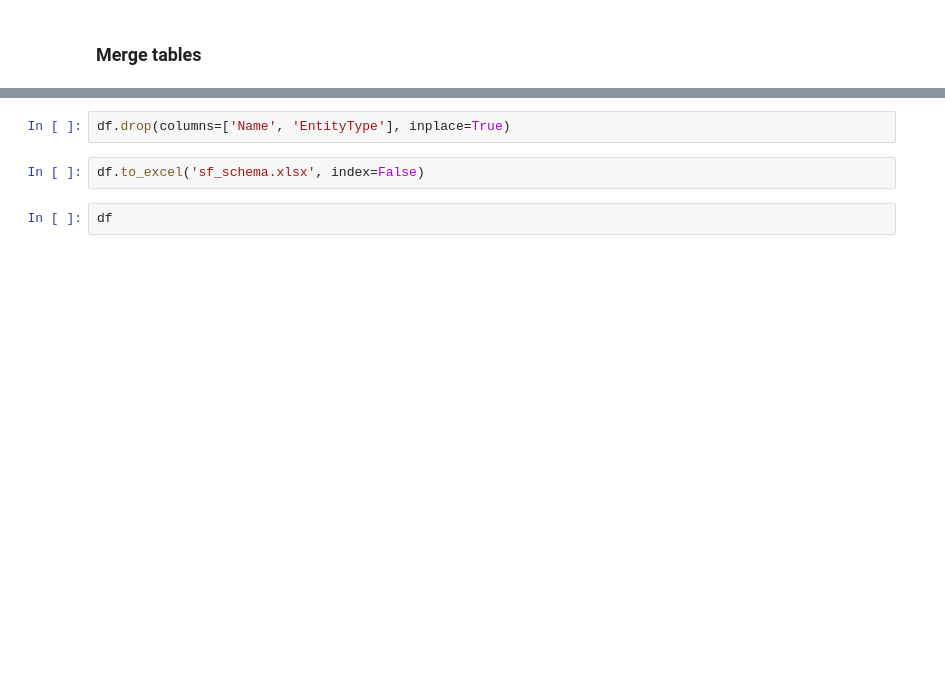
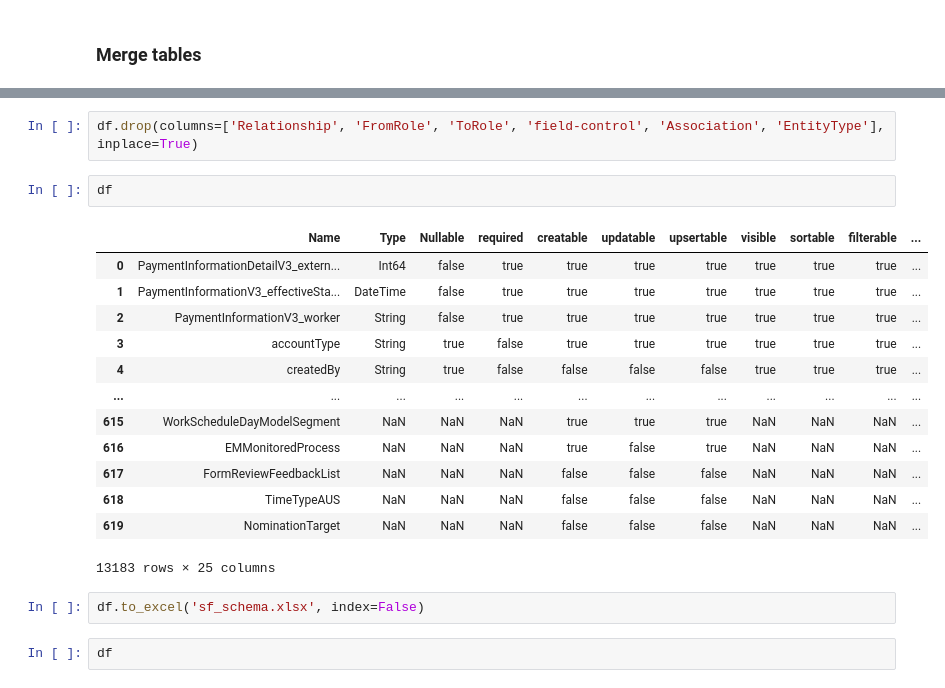
Before and after one commit to robin0821/successfactors-schema, a Jupyter notebook: schema-extract.ipynb, the cells around one changed output, grey strips where cells are left out. Drawn from its saved outputs; the diff is of its cells as text; blank space fills up the shorter version.

```diff
--- a/schema-extract.ipynb
+++ b/schema-extract.ipynb
@@ -208,5 +200,21 @@ df.shape
 # %%
-df.drop(columns=['Name', 'EntityType'], inplace=True)
+df.drop(columns=['Relationship', 'FromRole', 'ToRole', 'field-control', 'Association', 'EntityType'], inplace=True)
+# %%
+df
+# %% [output]
+|  | Name | Type | Nullable | required | creatable | updatable | upsertable | visible | sortable | filterable | ... |
+| 0 | PaymentInformationDetailV3_extern... | Int64 | false | true | true | true | true | true | true | true | ... |
+| 1 | PaymentInformationV3_effectiveSta... | DateTime | false | true | true | true | true | true | true | true | ... |
+| 2 | PaymentInformationV3_worker | String | false | true | true | true | true | true | true | true | ... |
+| 3 | accountType | String | true | false | true | true | true | true | true | true | ... |
+| 4 | createdBy | String | true | false | false | false | false | true | true | true | ... |
+| ... | ... | ... | ... | ... | ... | ... | ... | ... | ... | ... | ... |
+| 615 | WorkScheduleDayModelSegment | NaN | NaN | NaN | true | true | true | NaN | NaN | NaN | ... |
+| 616 | EMMonitoredProcess | NaN | NaN | NaN | true | false | true | NaN | NaN | NaN | ... |
+| 617 | FormReviewFeedbackList | NaN | NaN | NaN | false | false | false | NaN | NaN | NaN | ... |
+| 618 | TimeTypeAUS | NaN | NaN | NaN | false | false | false | NaN | NaN | NaN | ... |
+| 619 | NominationTarget | NaN | NaN | NaN | false | false | false | NaN | NaN | NaN | ... |
+13183 rows × 25 columns
 # %%
 df.to_excel('sf_schema.xlsx', index=False)
 # %%
```
Also changed, not shown: parts of 24 cells of this notebook, 2 other files.
